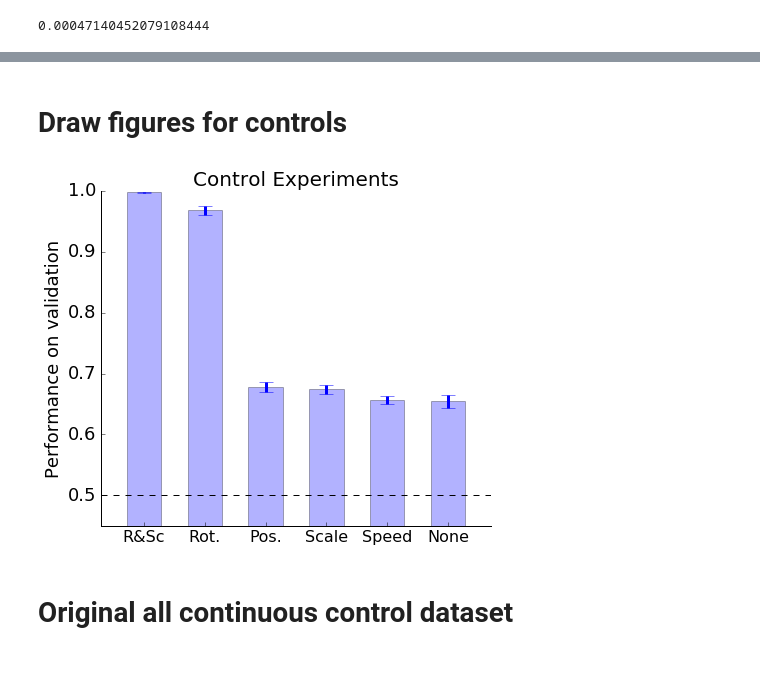
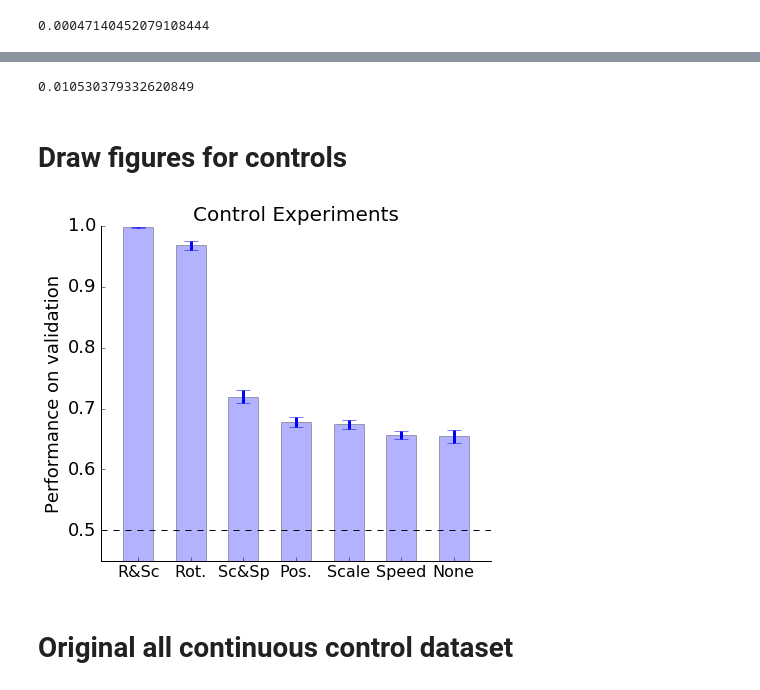
Before and after one commit to neuroailab/barrel, a Jupyter notebook: ipython_note_anlys/dataset_test.ipynb, the cells around one changed output, grey strips where cells are left out. Cells and saved outputs as stored; diff of their text form; code cells hidden in the pictures.

```diff
--- a/ipython_note_anlys/dataset_test.ipynb
+++ b/ipython_note_anlys/dataset_test.ipynb
@@ -1234,3 +1292,7 @@ result6['multiacc_loss_stderror']
+# %%
+result6['multiacc_loss_stderror']
+# %% [output]
+0.010530379332620849
 # %% [markdown]
 # Draw figures for controls
 # %%
@@ -1238,11 +1300,11 @@ result6['multiacc_loss_stderror']
 import matplotlib.pyplot as plt
 import pylab
 # %%
-performances = [0.99766666666666515, 0.96833333333333205, 0.67733333333333312, 0.67466666666666653, 0.65666666666666651, 0.65466666666666673]
+performances = [0.99766666666666515, 0.96833333333333205, 0.71966666666666634, 0.67733333333333312, 0.67466666666666653, 0.65666666666666651, 0.65466666666666673]
 # Orn, position, scale, speed, basic control
-error_perf = [0.00047140452079108444, 0.007542472, 0.008351252, 0.007412152, 0.006241712, 0.010873004286866576]
+error_perf = [0.00047140452079108444, 0.007542472, 0.010530379332620849, 0.008351252, 0.007412152, 0.006241712, 0.010873004286866576]
 # %%
-objects = ('R&Sc', 'Rot.', 'Pos.', 'Scale', 'Speed', 'None')
+objects = ('R&Sc', 'Rot.', 'Sc&Sp', 'Pos.', 'Scale', 'Speed', 'None')
 amp_num = 1.4
 y_pos = amp_num*np.arange(len(objects))
 
@@ -1252,35 +1314,35 @@ ax = plt.subplot(111)
 
 ax.bar(y_pos, performances, align='center', alpha=0.3)
 plt.xticks(y_pos, objects, fontsize = 16)
 plt.ylabel('Performance on validation', fontsize = 18)
 plt.title('Control Experiments', fontsize = 20)
 plt.yticks([0.5, 0.6, 0.7, 0.8, 0.9, 1], fontsize = 18)
 
 ax.errorbar(y_pos, performances, yerr=error_perf, fmt=' b', capsize=7, elinewidth=3)
 
 ax.yaxis.set_ticks_position('left')
 ax.xaxis.set_ticks_position('bottom')
 ax.spines['right'].set_visible(False)
 ax.spines['top'].set_visible(False)
 
 sta_x = -1
 end_x = (len(objects) - 1)*amp_num + 1
 
 x = np.linspace(sta_x, end_x, 100)
 y = 0.5*np.ones(100)
 ax.plot(x, y, '--k')
 
 pylab.ylim([0.45,1])
 pylab.xlim([sta_x, end_x])
 plt.show()
 
 from matplotlib.backends.backend_pdf import PdfPages
-pp = PdfPages('multipage.pdf')
+pp = PdfPages('basic.pdf')
 #plt.savefig(pp, format='pdf')
 pp.savefig(fig)
 pp.close()
 # %% [output]
-[figure, old version]
+[figure, new version]
 # %% [markdown]
 # Original all continuous control dataset
 # %%
```
Also changed, not shown: parts of 6 cells of this notebook, 1 other file.
